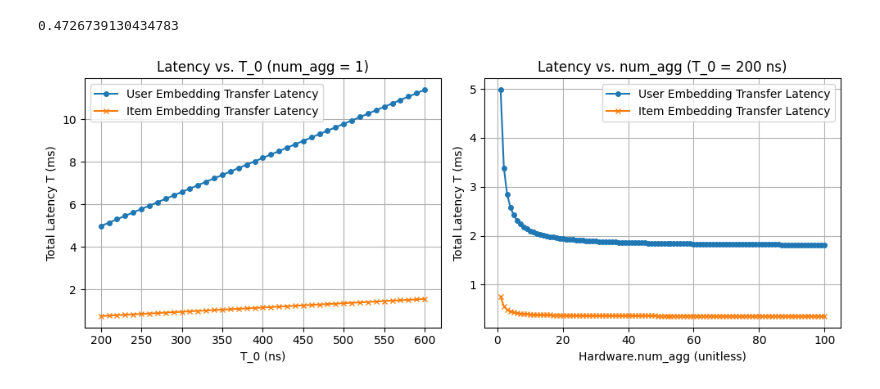
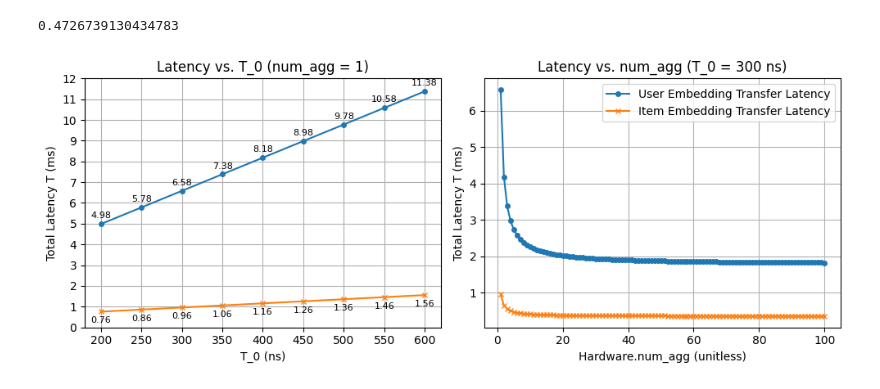
Before and after one commit to mbc2009/MKsim_HL, a Jupyter notebook: test.ipynb, the cells around one changed output. Drawn from its saved outputs; the diff is of its cells as text; code cells hidden in the pictures.

```diff
--- a/test.ipynb
+++ b/test.ipynb
@@ -161,7 +161,7 @@ fig, axes = plt.subplots(1, 2, figsize=(10, 4))
 # --------- Plot 1: T vs T_0 ---------
 Hardware.num_agg = 1
 
-T_0_values_plot1 = np.arange(200, 601, 10) # Range of T_0 from 200ns to 600ns
+T_0_values_plot1 = np.arange(200, 601, 50) # Range of T_0 from 200ns to 600ns
 T_user_delays_plot1 = []
 T_item_delays_plot1 = []
 
@@ -176,34 +176,49 @@ axes[0].plot(T_0_values_plot1, T_item_delays_plot1, label='Item Embedding Transf
 axes[0].set_xlabel('T_0 (ns)')
 axes[0].set_ylabel('Total Latency T (ms)')
 axes[0].set_title(f'Latency vs. T_0 (num_agg = {Hardware.num_agg})')
-axes[0].legend()
+
+# Annotate y-values for User Embedding Transfer Latency
+for i, txt in enumerate(T_user_delays_plot1):
+    axes[0].annotate(f'{txt:.2f}', (T_0_values_plot1[i], T_user_delays_plot1[i]), textcoords="offset points", xytext=(0,5), ha='center', fontsize=8)
+
+# Annotate y-values for Item Embedding Transfer Latency
+for i, txt in enumerate(T_item_delays_plot1):
+    axes[0].annotate(f'{txt:.2f}', (T_0_values_plot1[i], T_item_delays_plot1[i]), textcoords="offset points", xytext=(0,-10), ha='center', fontsize=8)
+
 axes[0].grid(True)
+
+# Calculate min and max for y-ticks to ensure coverage
+import math
+min_y_plot1 = math.floor(min(min(T_user_delays_plot1), min(T_item_delays_plot1)))
+max_y_plot1 = math.ceil(max(max(T_user_delays_plot1), max(T_item_delays_plot1)))
+axes[0].set_yticks(np.arange(min_y_plot1, max_y_plot1 + 1, 1)) # Set y-axis to linear scale with increment of 1
+
 
 
 # --------- Plot 2: T vs Hardware.num_agg ---------
 num_agg_values_plot2 = np.arange(1, 101, 1) # Range of num_agg from 1 to 100
 T_user_delays_plot2 = []
 T_item_delays_plot2 = []
 
-fixed_T_0_for_plot2 = 200 # ns
+fixed_T_0_for_plot2 = 300 # ns
 Hardware.T_0 = fixed_T_0_for_plot2
 
 for current_num_agg in num_agg_values_plot2:
     Hardware.num_agg = current_num_agg
     T_user_delays_plot2.append(T_trans_user_emb())
     T_item_delays_plot2.append(T_trans_item_emb())
 
 axes[1].plot(num_agg_values_plot2, T_user_delays_plot2, label='User Embedding Transfer Latency', marker='o', markersize=4)
 axes[1].plot(num_agg_values_plot2, T_item_delays_plot2, label='Item Embedding Transfer Latency', marker='x', markersize=4)
 
 axes[1].set_xlabel('Hardware.num_agg (unitless)')
 axes[1].set_ylabel('Total Latency T (ms)')
 axes[1].set_title(f'Latency vs. num_agg (T_0 = {fixed_T_0_for_plot2} ns)')
 axes[1].legend()
 axes[1].grid(True)
 
 
 plt.tight_layout()
 plt.show()
 # %% [output]
-[figure, old version]
+[figure, new version]
```
